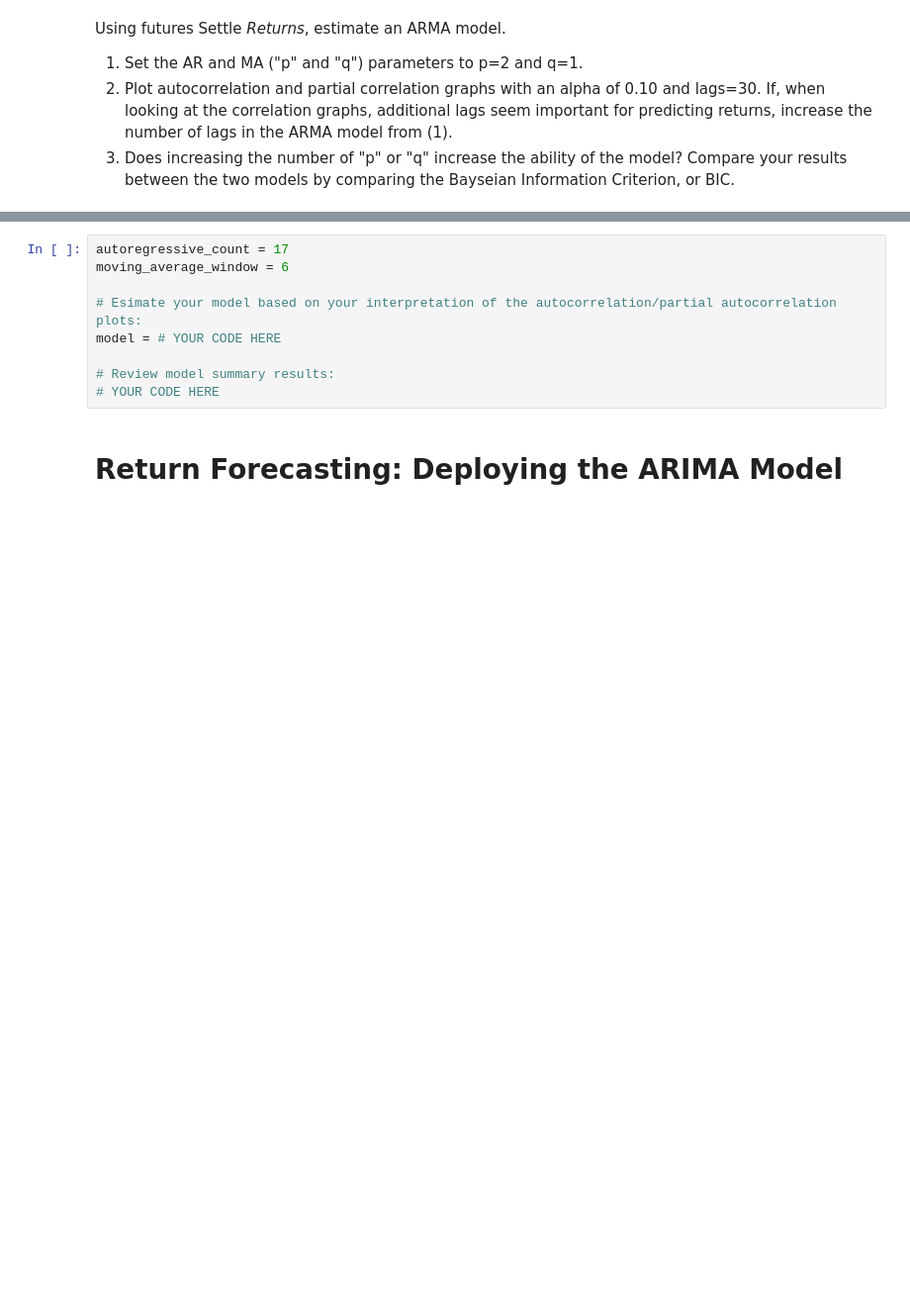
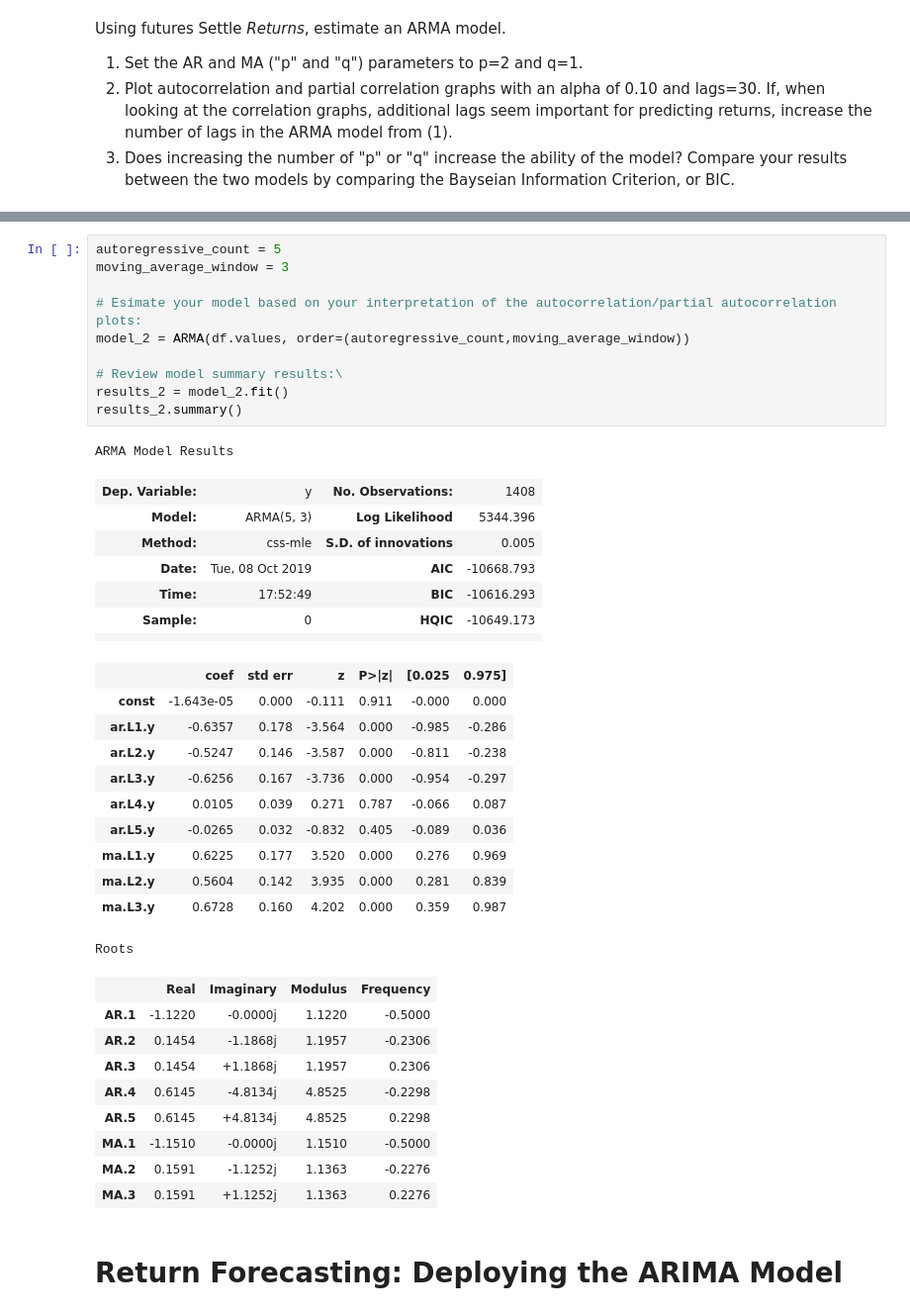
Before and after one commit to stragitech/Yen_Futures, a Jupyter notebook: time_series_analysis.ipynb, the cells around one changed output, grey strips where cells are left out. Shown: that part at 99% size. Drawn from its saved outputs; the diff is of its cells as text; blank space fills up the shorter version.

```diff
--- a/time_series_analysis.ipynb
+++ b/time_series_analysis.ipynb
@@ -312,12 +316,42 @@ Roots
 # %%
-autoregressive_count = 17
-moving_average_window = 6
+autoregressive_count = 5
+moving_average_window = 3
 
 # Esimate your model based on your interpretation of the autocorrelation/partial autocorrelation plots:
-model = # YOUR CODE HERE
+model_2 = ARMA(df.values, order=(autoregressive_count,moving_average_window))
 
-# Review model summary results:
-# YOUR CODE HERE
+# Review model summary results:\
+results_2 = model_2.fit()
+results_2.summary()
+# %% [output]
+ARMA Model Results
+| Dep. Variable: | y | No. Observations: | 1408 |
+| Model: | ARMA(5, 3) | Log Likelihood | 5344.396 |
+| Method: | css-mle | S.D. of innovations | 0.005 |
+| Date: | Tue, 08 Oct 2019 | AIC | -10668.793 |
+| Time: | 17:52:49 | BIC | -10616.293 |
+| Sample: | 0 | HQIC | -10649.173 |
+|  |  |  |  |
+|  | coef | std err | z | P>|z| | [0.025 | 0.975] |
+| const | -1.643e-05 | 0.000 | -0.111 | 0.911 | -0.000 | 0.000 |
+| ar.L1.y | -0.6357 | 0.178 | -3.564 | 0.000 | -0.985 | -0.286 |
+| ar.L2.y | -0.5247 | 0.146 | -3.587 | 0.000 | -0.811 | -0.238 |
+| ar.L3.y | -0.6256 | 0.167 | -3.736 | 0.000 | -0.954 | -0.297 |
+| ar.L4.y | 0.0105 | 0.039 | 0.271 | 0.787 | -0.066 | 0.087 |
+| ar.L5.y | -0.0265 | 0.032 | -0.832 | 0.405 | -0.089 | 0.036 |
+| ma.L1.y | 0.6225 | 0.177 | 3.520 | 0.000 | 0.276 | 0.969 |
+| ma.L2.y | 0.5604 | 0.142 | 3.935 | 0.000 | 0.281 | 0.839 |
+| ma.L3.y | 0.6728 | 0.160 | 4.202 | 0.000 | 0.359 | 0.987 |
+Roots
+|  | Real | Imaginary | Modulus | Frequency |
+| AR.1 | -1.1220 | -0.0000j | 1.1220 | -0.5000 |
+| AR.2 | 0.1454 | -1.1868j | 1.1957 | -0.2306 |
+| AR.3 | 0.1454 | +1.1868j | 1.1957 | 0.2306 |
+| AR.4 | 0.6145 | -4.8134j | 4.8525 | -0.2298 |
+| AR.5 | 0.6145 | +4.8134j | 4.8525 | 0.2298 |
+| MA.1 | -1.1510 | -0.0000j | 1.1510 | -0.5000 |
+| MA.2 | 0.1591 | -1.1252j | 1.1363 | -0.2276 |
+| MA.3 | 0.1591 | +1.1252j | 1.1363 | 0.2276 |
 # %% [markdown]
  # Return Forecasting: Deploying the ARIMA Model
 # %% [markdown]
```
Also changed, not shown: parts of 4 cells of this notebook.
